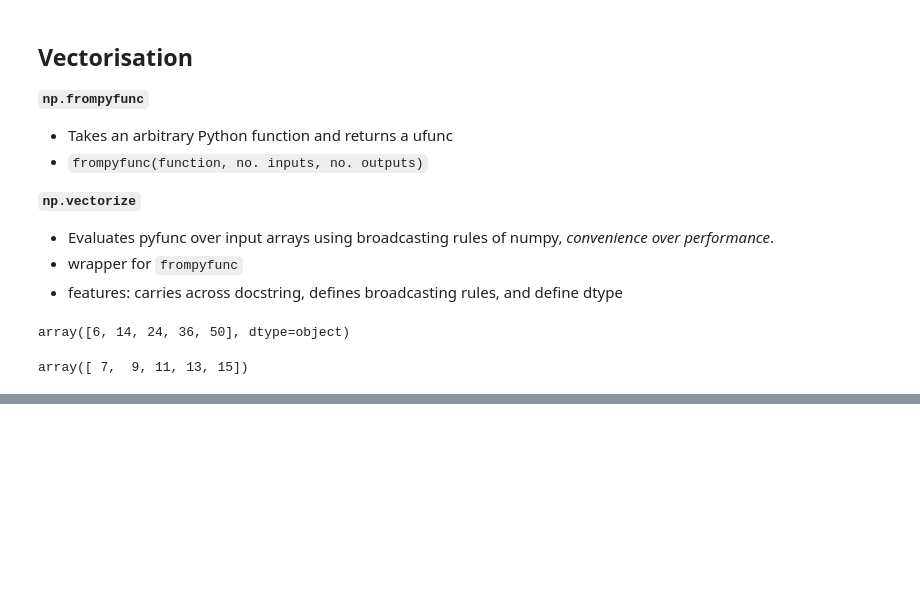
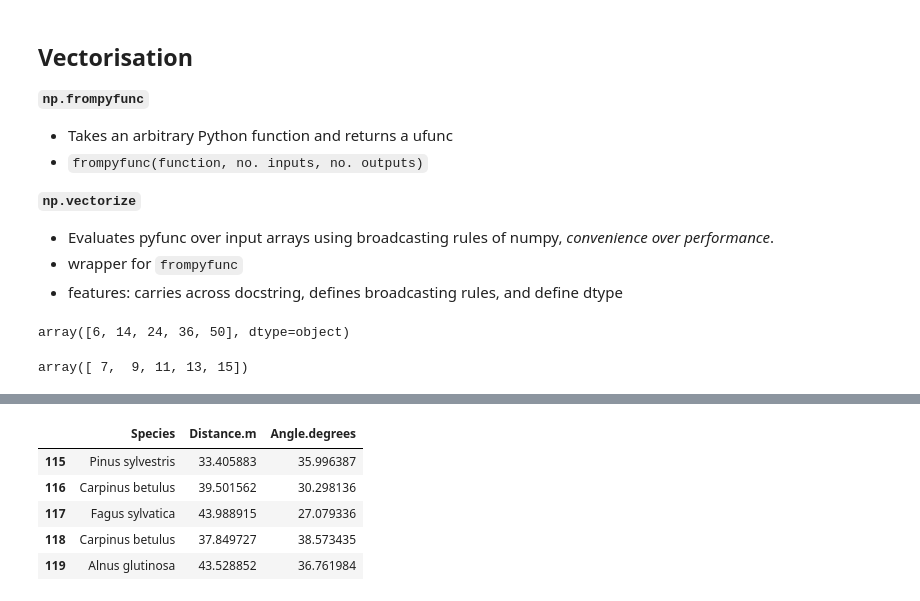
Before and after one commit to jacob-brown/programming-notes-book, a Jupyter notebook: programming_notes/_build/jupyter_execute/python_numpy_pandas.ipynb, the cells around one changed output, grey strips where cells are left out. Cells and saved outputs as stored; diff of their text form; code cells hidden in the pictures; blank space fills up the shorter version.

```diff
--- a/programming_notes/_build/jupyter_execute/python_numpy_pandas.ipynb
+++ b/programming_notes/_build/jupyter_execute/python_numpy_pandas.ipynb
@@ -627,0 +742,9 @@ array([ 7,  9, 11, 13, 15])
+# %%
+treeData.tail()
+# %% [output]
+|  | Species | Distance.m | Angle.degrees |
+| 115 | Pinus sylvestris | 33.405883 | 35.996387 |
+| 116 | Carpinus betulus | 39.501562 | 30.298136 |
+| 117 | Fagus sylvatica | 43.988915 | 27.079336 |
+| 118 | Carpinus betulus | 37.849727 | 38.573435 |
+| 119 | Alnus glutinosa | 43.528852 | 36.761984 |
```
Also changed, not shown: parts of 25 cells of this notebook, 46 other files.
